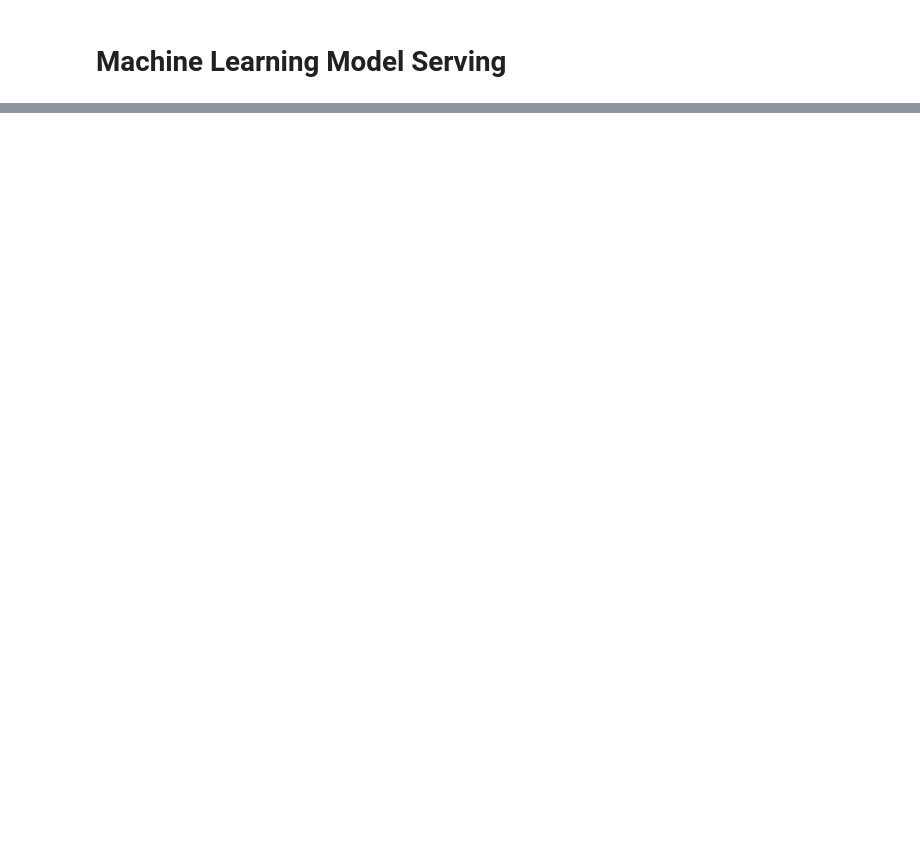
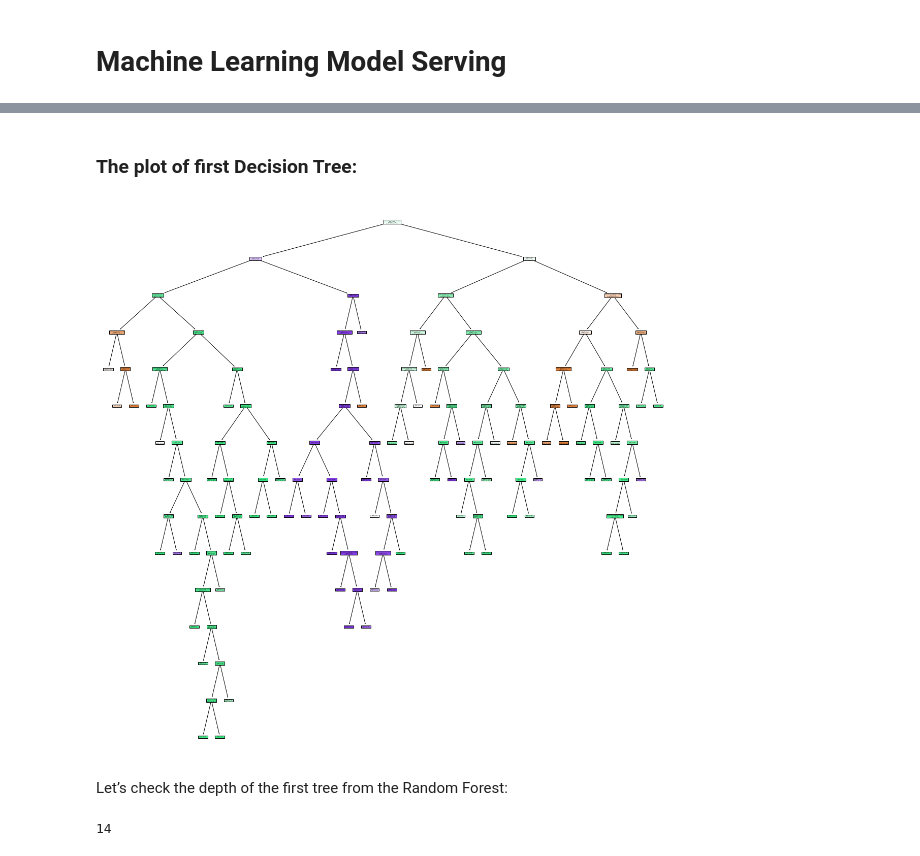
Before and after one commit to oracle-devrel/redbull-analytics-hol, a Jupyter notebook: beginners/05.ML_Model_Serving.ipynb, the cells around one changed output, grey strips where cells are left out. Saved outputs shown, nothing was run; the diff lists cells and outputs as text; code cells hidden in the pictures; blank space fills up the shorter version.

```diff
--- a/beginners/05.ML_Model_Serving.ipynb
+++ b/beginners/05.ML_Model_Serving.ipynb
@@ -260,0 +322,14 @@ Model OCID: ocid1.datasciencemodel.oc1.eu-frankfurt-1.amaaaaaaht5jzvaatec52bw4bj
+# %%
+from sklearn.metrics import confusion_matrix, precision_score
+from sklearn.metrics import accuracy_score
+from sklearn.preprocessing import StandardScaler,LabelEncoder,OneHotEncoder
+from sklearn.model_selection import cross_val_score,StratifiedKFold,RandomizedSearchCV
+from sklearn.linear_model import LogisticRegression
+from sklearn.ensemble import RandomForestClassifier, RandomForestRegressor
+from sklearn.svm import SVC
+from sklearn.tree import DecisionTreeClassifier
+from sklearn.neighbors import KNeighborsClassifier
+from sklearn.naive_bayes import GaussianNB
+from sklearn.metrics import confusion_matrix,precision_score,f1_score,recall_score
+from sklearn.neural_network import MLPClassifier, MLPRegressor
+plt.style.use('seaborn')
@@ -260,0 +472,14 @@ Model OCID: ocid1.datasciencemodel.oc1.eu-frankfurt-1.amaaaaaaht5jzvaatec52bw4bj
+# %% [markdown]
+### The plot of first Decision Tree:
+# %%
+from sklearn import tree
+plt.figure(figsize=(20,20))
+_ = tree.plot_tree(loaded_model.estimators_[0], feature_names=feature_names, filled=True)
+# %% [output]
+[figure, added]
+# %% [markdown]
+Let’s check the depth of the first tree from the Random Forest:
+# %%
+loaded_model.estimators_[0].tree_.max_depth
+# %% [output]
+14
```
Also changed, not shown: parts of 89 cells of this notebook.
